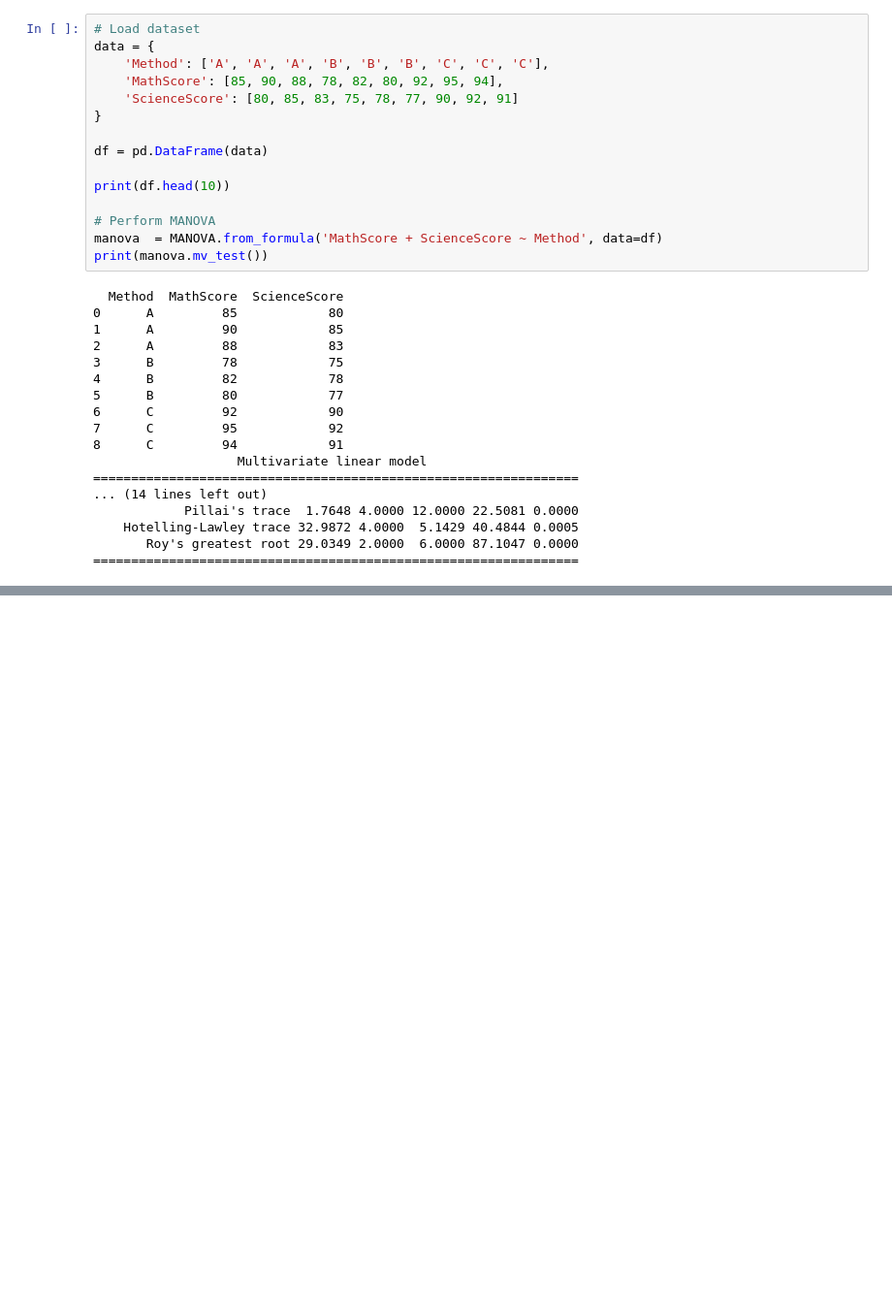
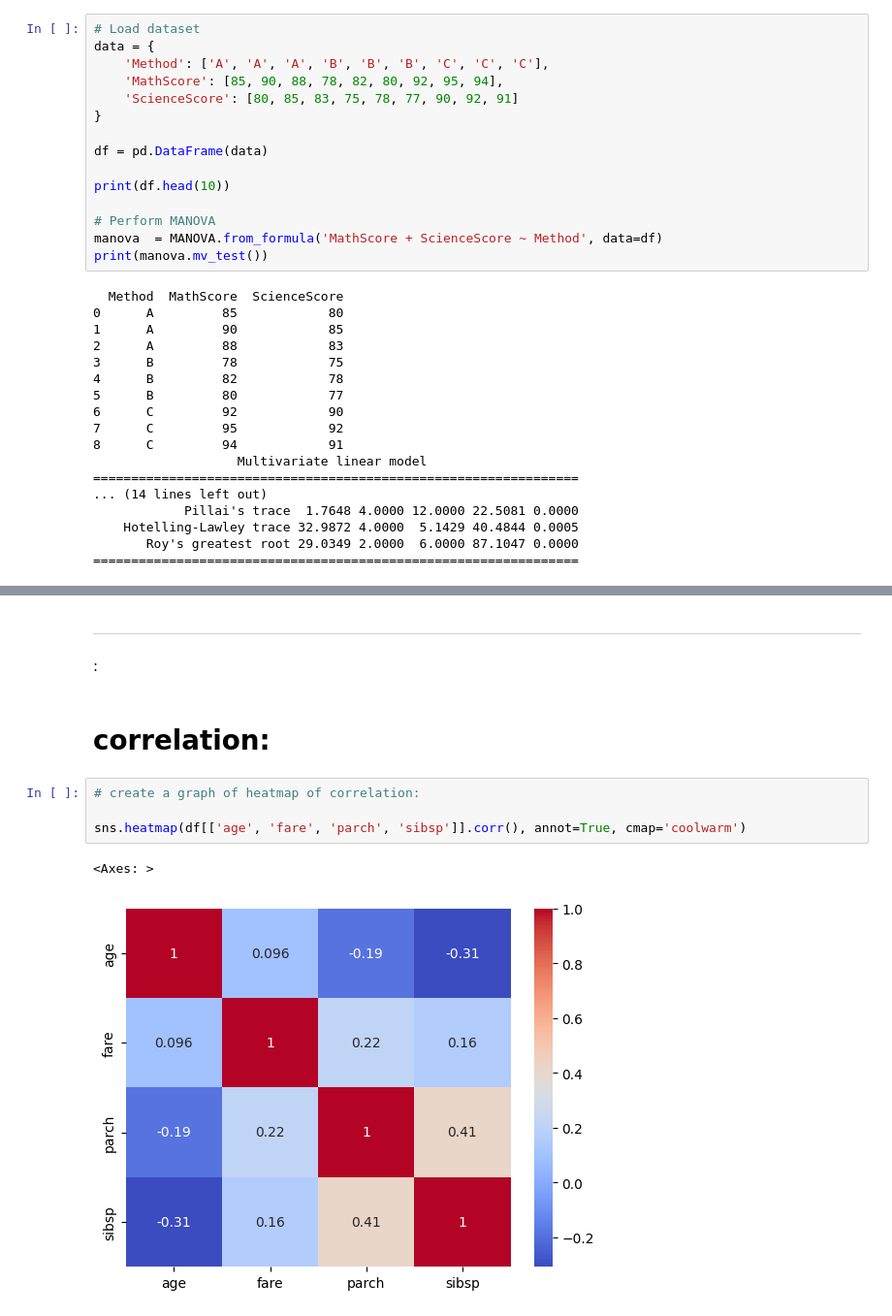
Before and after one commit to misbahkhattak718-pixel/Mentorship-Program--Devsil, a Jupyter notebook: Practice/02_statistcs/03_statistcs_test.ipynb, the cells around one changed output, grey strips where cells are left out. Shown at 97% size. Cells and saved outputs as stored; diff of their text form; blank space fills up the shorter version.

```diff
--- a/Practice/02_statistcs/03_statistcs_test.ipynb
+++ b/Practice/02_statistcs/03_statistcs_test.ipynb
@@ -207,0 +375,13 @@ print(manova.mv_test())
+# %% [markdown]
+---
+# %% [markdown]
+:
+# %% [markdown]
+# correlation:
+# %%
+# create a graph of heatmap of correlation:
+
+sns.heatmap(df[['age', 'fare', 'parch', 'sibsp']].corr(), annot=True, cmap='coolwarm')
+# %% [output]
+<Axes: >
+[figure, added]
```
Also changed, not shown: parts of 21 cells of this notebook.
